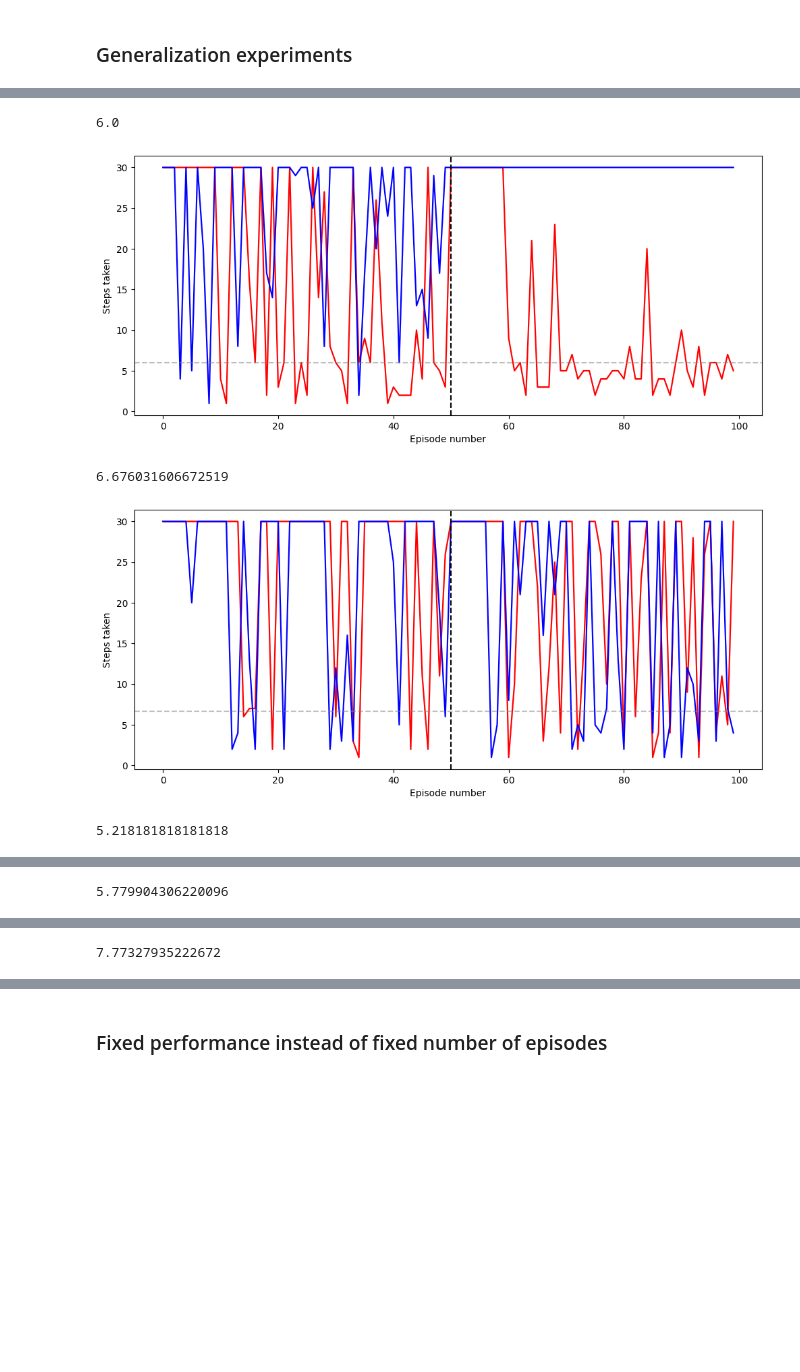
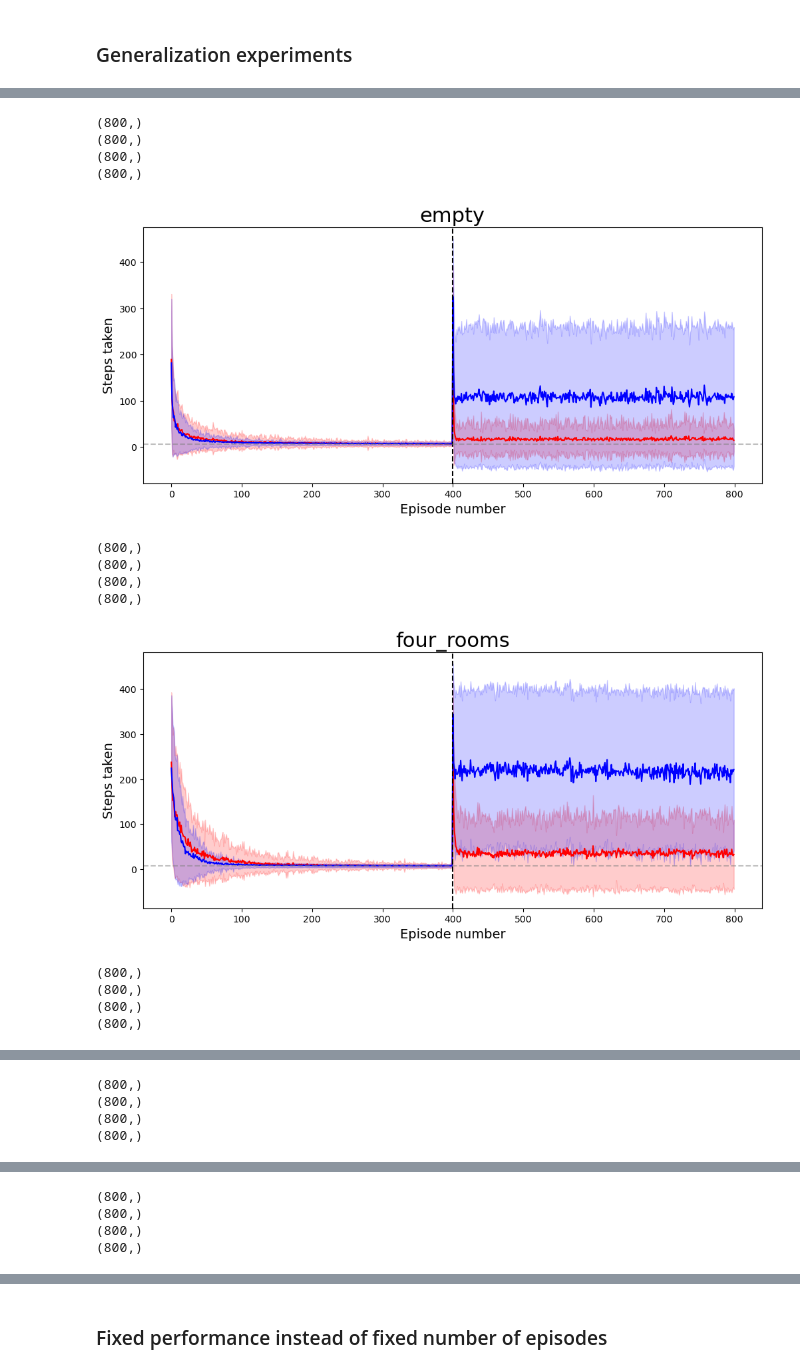
Before and after one commit to jakeck1/sympredlearning, a Jupyter notebook: rl_experiments.ipynb, the cells around one changed output, grey strips where cells are left out. Drawn from its saved outputs; the diff is of its cells as text; code cells hidden in the pictures; blank space fills up the shorter version.

Commit message:
fixed bugs, changed plotting parameters, sped up some experiments

```diff
--- a/rl_experiments.ipynb
+++ b/rl_experiments.ipynb
@@ -63,0 +16,26 @@ env_list=['empty','four_rooms','t_maze','circle','detour','obstacle']
+# %%
+
+n_repetitions = 200
+num_steps = 400
+num_episodes = 400
+lr = 1e-1
+gamma = 0.7
+
+
+env_list=['empty','four_rooms','t_maze','circle','detour','obstacle']
+
+for env_name in env_list:
+    results_sym = []
+    results_asym = []
+
+    with concurrent.futures.ProcessPoolExecutor() as executor:
+        futures = [executor.submit(run_experiment, env_name, seed=i,lr=lr,gamma=gamma,num_steps=num_steps,num_episodes=num_episodes) for i in range(n_repetitions)]
+        for future in tqdm(concurrent.futures.as_completed(futures), total=len(futures), desc=f"Processing {env_name}"):
+            steps_sym, steps_asym = future.result()
+            results_sym.append(steps_sym)
+            results_asym.append(steps_asym)
+
+    results_sym = np.array(results_sym)
+    results_asym = np.array(results_asym)
+
+    save_generalization_data((results_sym, results_asym), agents=['symmetric', 'asymmetric'], path=path, suffices=[env_name])
@@ -64,22 +55,33 @@ env_list=['empty','four_rooms','t_maze','circle','detour','obstacle']
 # %%
+
+env_list=['empty','four_rooms','t_maze','circle','detour','obstacle']
+
 plot_path = os.path.join('plots','tdlearning')
 if not os.path.exists(plot_path):
     os.makedirs(plot_path)
 for env_name in env_list:
     suffices = [env_name]
     env = create_grid_env(env_name)
 
     lower_bound = env.G.mean_distance()
 
     steps_sym,steps_asym = load_generalization_data(path,suffices=suffices)
-
     save_path = os.path.join(plot_path,'generalization_{}.png'.format(env_name))
-    fig,ax = create_generalization_plot(steps_sym,steps_asym,save_path = save_path,lower_bound=lower_bound)
+    fig,ax = create_generalization_plot(steps_sym,steps_asym,save_path = save_path,lower_bound=lower_bound,title=env_name)
 
     plt.show()
 # %% [output]
-6.0
+(800,)
+(800,)
+(800,)
+(800,)
-[figure, old version]
+[figure, new version]
-6.676031606672519
+(800,)
+(800,)
+(800,)
+(800,)
-[figure, old version]
+[figure, new version]
-5.218181818181818
+(800,)
+(800,)
+(800,)
+(800,)
@@ -87 +89,4 @@ for env_name in env_list:
-5.779904306220096
+(800,)
+(800,)
+(800,)
+(800,)
@@ -89 +94,4 @@ for env_name in env_list:
-7.77327935222672
+(800,)
+(800,)
+(800,)
+(800,)
```
Also changed, not shown: parts of 26 cells of this notebook, 10 other files.
